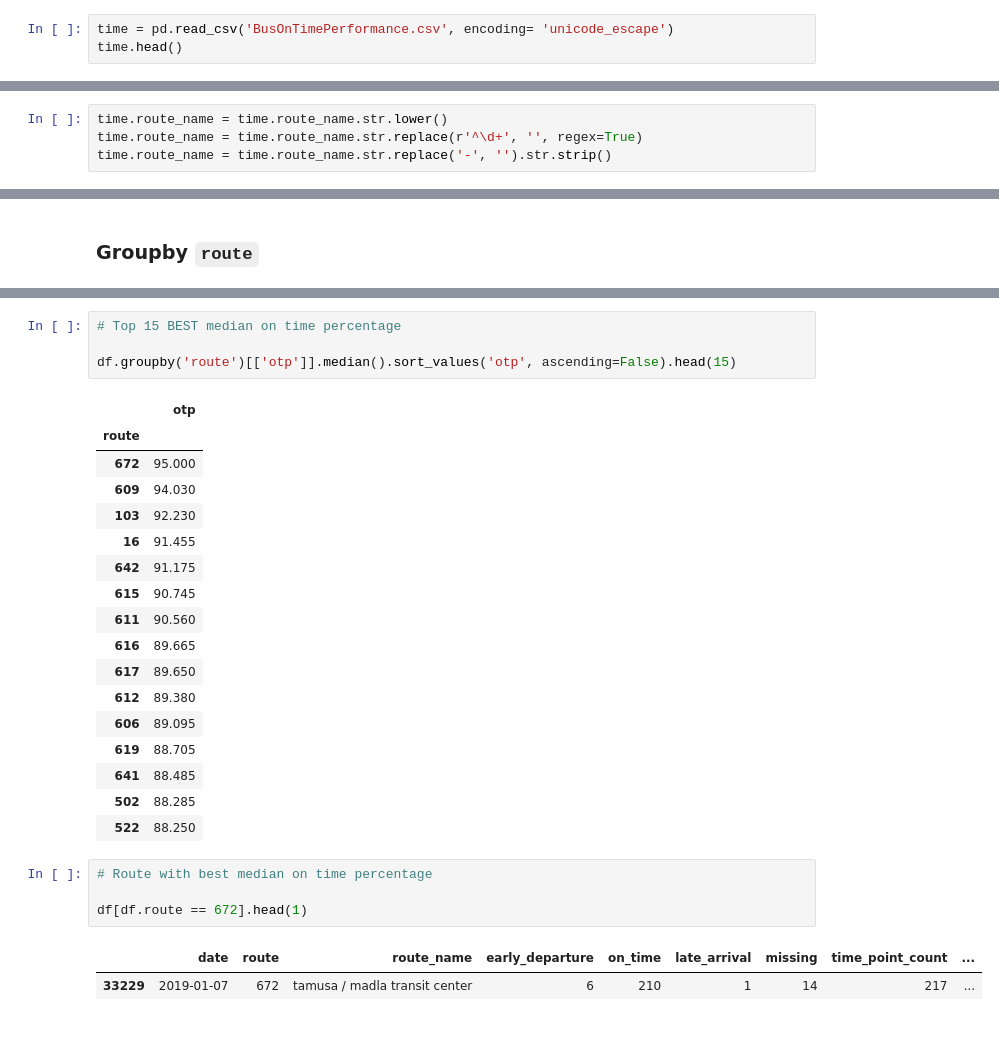
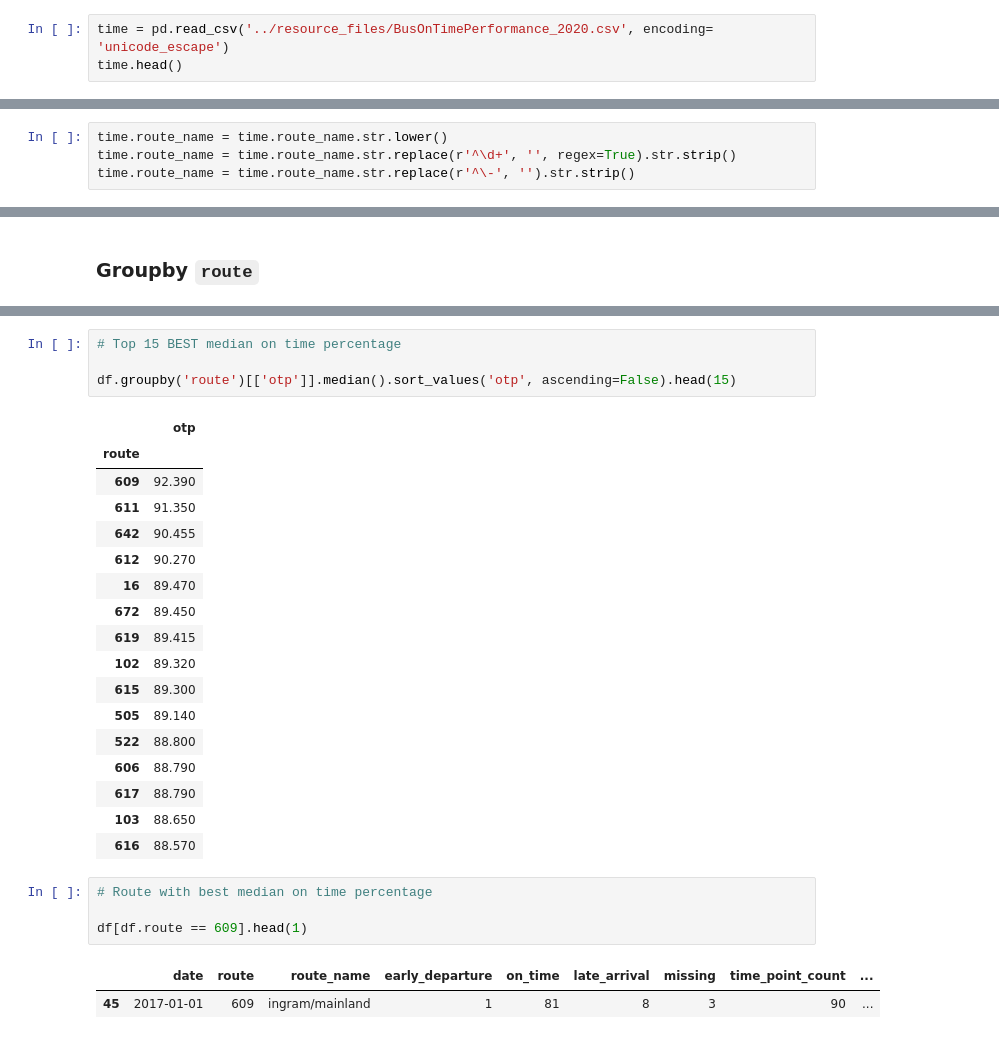
Before and after one commit to get-on-the-bus/via-project, a Jupyter notebook: faith/via_time.ipynb, the cells around one changed output, grey strips where cells are left out. Drawn from its saved outputs; the diff is of its cells as text.

```diff
--- a/faith/via_time.ipynb
+++ b/faith/via_time.ipynb
@@ -26,6 +26,6 @@ import seaborn as sns
 # %% [markdown]
 ## Acquire df
 # %%
-time = pd.read_csv('BusOnTimePerformance.csv', encoding= 'unicode_escape')
+time = pd.read_csv('../resource_files/BusOnTimePerformance_2020.csv', encoding= 'unicode_escape')
 time.head()
 # %% [output]
@@ -158,5 +163,5 @@ First we need to normalize the route_names column because it's a mess with upper
 # %%
 time.route_name = time.route_name.str.lower()
-time.route_name = time.route_name.str.replace(r'^\d+', '', regex=True)
-time.route_name = time.route_name.str.replace('-', '').str.strip()
+time.route_name = time.route_name.str.replace(r'^\d+', '', regex=True).str.strip()
+time.route_name = time.route_name.str.replace(r'^\-', '').str.strip()
 # %%
@@ -410,28 +417,28 @@ df.groupby('route')[['otp']].median().sort_values('otp', ascending=False).head(1
 # %% [output]
 |  | otp |
 | route |  |
-| 672 | 95.000 |
-| 609 | 94.030 |
-| 103 | 92.230 |
-| 16 | 91.455 |
-| 642 | 91.175 |
-| 615 | 90.745 |
-| 611 | 90.560 |
-| 616 | 89.665 |
-| 617 | 89.650 |
-| 612 | 89.380 |
-| 606 | 89.095 |
-| 619 | 88.705 |
-| 641 | 88.485 |
-| 502 | 88.285 |
-| 522 | 88.250 |
+| 609 | 92.390 |
+| 611 | 91.350 |
+| 642 | 90.455 |
+| 612 | 90.270 |
+| 16 | 89.470 |
+| 672 | 89.450 |
+| 619 | 89.415 |
+| 102 | 89.320 |
+| 615 | 89.300 |
+| 505 | 89.140 |
+| 522 | 88.800 |
+| 606 | 88.790 |
+| 617 | 88.790 |
+| 103 | 88.650 |
+| 616 | 88.570 |
 # %%
 # Route with best median on time percentage
 
-df[df.route == 672].head(1)
+df[df.route == 609].head(1)
 # %% [output]
 |  | date | route | route_name | early_departure | on_time | late_arrival | missing | time_point_count | ... |
-| 33229 | 2019-01-07 | 672 | tamusa / madla transit center | 6 | 210 | 1 | 14 | 217 | ... |
+| 45 | 2017-01-01 | 609 | ingram/mainland | 1 | 81 | 8 | 3 | 90 | ... |
 # %%
 # Top 15 WORST median on time percentage
 
```
Also changed, not shown: parts of 31 cells of this notebook.
